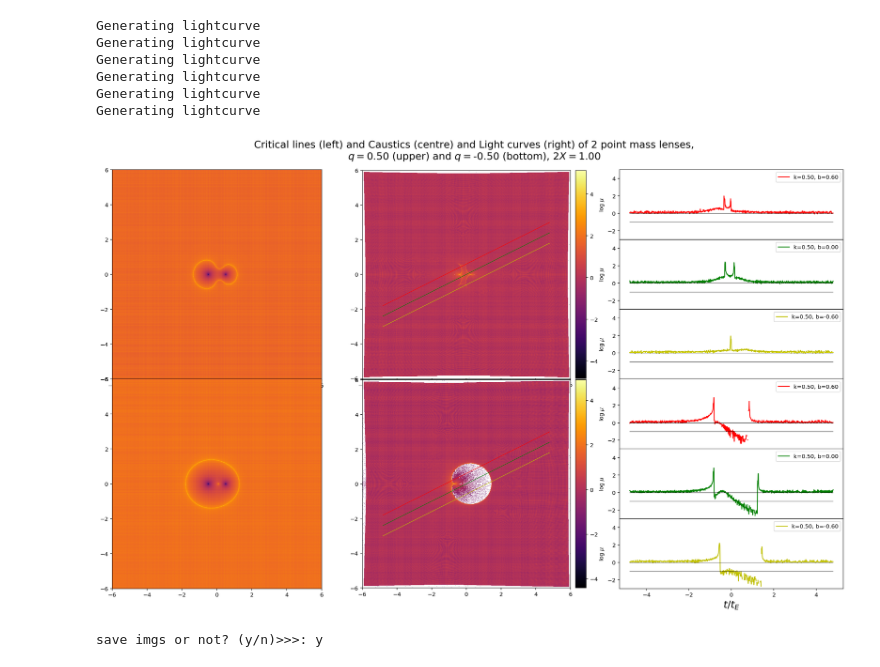
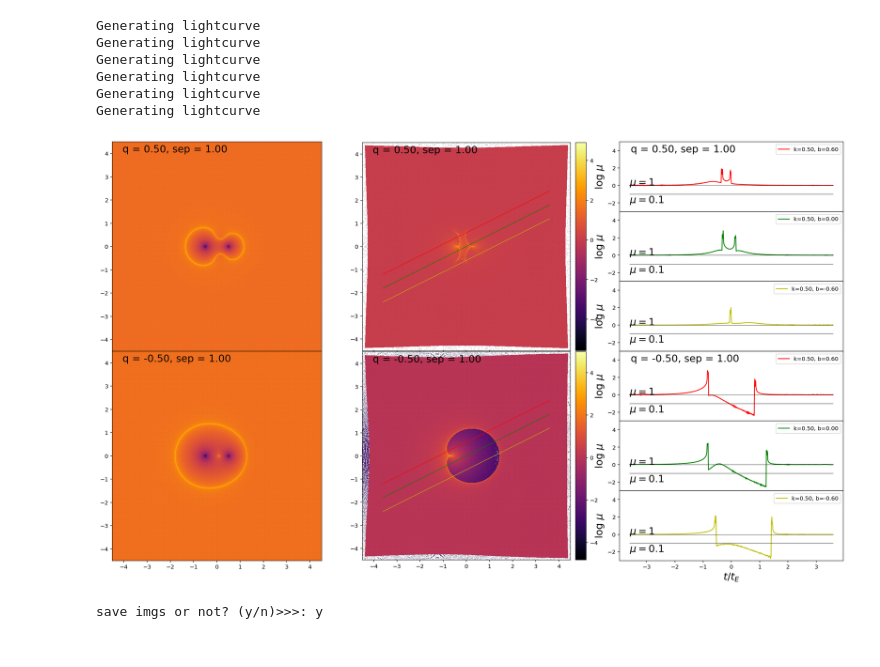
Before and after one commit to rkkuang/aeroastro, a Jupyter notebook: gravlen/critical_and_caustics/pys/checkpoints/test_2pm_negq191210.ipynb, the cells around one changed output. Cells and saved outputs as stored; diff of their text form; code cells hidden in the pictures.

```diff
--- a/gravlen/critical_and_caustics/pys/checkpoints/test_2pm_negq191210.ipynb
+++ b/gravlen/critical_and_caustics/pys/checkpoints/test_2pm_negq191210.ipynb
@@ -21,7 +21,7 @@ xylim = 4.5 # light ray range
 q = 0.5 # mass ratio
 posscale = 0.5 # position of point masses
 imgsz = 2048 # image size in pixel
-num = 3000 # ray num
+num = 10000 # ray num
 method = "slow"# fast(memory comsumming) and slow (save memory)
 xlim, ylim = (-xylim,xylim), (-xylim,xylim)
 stupstr = "{}pms_{}q_{}X_{}rays".format(2,q,posscale,num)
@@ -80,6 +80,10 @@ plt.subplot(grid[0:3,0])
 # plt.subplot(131)
 
 imgplaneim = plt.imshow(np.log10(imgplaneIMG), origin='lower',cmap=cmap, extent=[xlim[0],xlim[1],ylim[0],ylim[1]])
+anotext1 = r"q = {:.2f}, sep = {:.2f}".format(q,2*posscale)
+anotext2 = r"q = {:.2f}, sep = {:.2f}".format(-q,2*posscale)
+anoxy = (0.05, 0.95)
+plt.annotate(anotext1, xy=anoxy, xycoords='axes fraction', fontsize=fontsize)
 # plt.colorbar()
 # add_colorbar(imgplaneim)
 # title = "Critical lines of {} point masses, q={:.2f}, X = {:.2f}, (Log scale)".format(len(masses),q,posscale)
@@ -92,6 +96,7 @@ plt.subplot(grid[0:3,1])
 # cmap = plt.cm.get_cmap('viridis') # 'Paired', viridis, gist_ncar,
 srcplaneim = plt.imshow(np.log10(srcplaneIMG), origin='lower',cmap=cmap, extent=[xlim[0],xlim[1],ylim[0],ylim[1]])
 # plt.colorbar()
+plt.annotate(anotext1, xy=anoxy, xycoords='axes fraction', fontsize=fontsize)
 add_colorbar(srcplaneim)
 # title = "Caustics of {} point masses(blue/red - smaller/larger than 0),\n, q={:.2f}, X = {:.2f}, (Log scale)".format(len(masses),q,posscale)
 # for m, a, b in zip(masses , xs, ys):
@@ -120,10 +125,12 @@ for kb in KB:
 #     plt.tick_params(labelsize=fontsize)
     label = "k={:.2f}, b={:.2f}".format(kb[0],kb[1])
     axes[cnt].plot(x,np.log10(LC[kb]),color=COLLOR[cnt],label=label)
-    axes[cnt].plot([x[0],x[-1]],[0,0],linewidth=0.5,c="k")
-    axes[cnt].plot([x[0],x[-1]],[-1,-1],linewidth=0.5,c="k")
+    axes[cnt].plot([x[0],x[-1]],[0,0],c="k",linewidth=0.5)
+    axes[cnt].annotate(r"$\mu = 1$", xy=(x[0],0), fontsize=fontsize)
+    axes[cnt].plot([x[0],x[-1]],[-1,-1],c="k",linewidth=0.5)
+    axes[cnt].annotate(r"$\mu = 0.1$", xy=(x[0],-2), fontsize=fontsize)
     axes[cnt].set_ylim([-3, 5])
-    axes[cnt].set_ylabel(r"$\log$ $\mu$")#
+    axes[cnt].set_ylabel(r"$\log$ $\mu$",fontsize=fontsize)#
 
 #     axes[cnt].plot(x,(LC[kb]),color=COLLOR[cnt],label=label)
 #     axes[cnt].plot([x[0],x[-1]],[1,1],linewidth=0.5)
@@ -135,7 +142,9 @@ for kb in KB:
 #     axes[cnt].set_xlabel(r"$t/t_E$",fontsize = fontsize)
 
     if cnt == 0:
-        pass
+        plt.annotate(anotext1, xy=(0.05,0.85), xycoords='axes fraction', fontsize=fontsize)
+#         pass
+
 #         title = r"Light Curve of a source star with radius {:.2f} $R_E$".format(sourcesizeR_E)+"\n"+r"2 point mass ratio: $q =$ {:.2f}, separation: $2X =$ {:.2f}".format(q,2*posscale)
 #         plt.title(title,fontsize=fontsize)
 
@@ -147,6 +156,7 @@ plt.subplot(grid[3:6,0])
 # plt.subplot(131)
 # cmap = plt.cm.get_cmap('viridis')
 imgplaneim = plt.imshow(np.log10(imgplaneIMG2), origin='lower',cmap=cmap, extent=[xlim[0],xlim[1],ylim[0],ylim[1]])
+plt.annotate(anotext2, xy=anoxy, xycoords='axes fraction', fontsize=fontsize)
 # plt.colorbar()
 # add_colorbar(imgplaneim)
 # title = "Critical lines of {} point masses, q={:.2f}, X = {:.2f}, (Log scale)".format(len(masses),q,posscale)
@@ -158,6 +168,7 @@ plt.subplot(grid[3:6,1])
 # plt.subplot(132)
 # cmap = plt.cm.get_cmap('viridis') # 'Paired', viridis, gist_ncar,
 srcplaneim = plt.imshow(np.log10(srcplaneIMG2), origin='lower',cmap=cmap, extent=[xlim[0],xlim[1],ylim[0],ylim[1]])
+plt.annotate(anotext2, xy=anoxy, xycoords='axes fraction', fontsize=fontsize)
 # plt.colorbar()
 add_colorbar(srcplaneim)
 # title = "Caustics of {} point masses(blue/red - smaller/larger than 0),\n, q={:.2f}, X = {:.2f}, (Log scale)".format(len(masses),q,posscale)
@@ -185,38 +196,40 @@ cnt = len(KB)
 for kb in KB:
 #     axes[cnt] = plt.subplot(len(KB), 2, cnt*2+2) #int("42"+str(cnt*2+2))
     axes[cnt] = plt.subplot(grid[cnt,2])
 #     plt.tick_params(labelsize=fontsize)
     label = "k={:.2f}, b={:.2f}".format(kb[0],kb[1])
 
     axes[cnt].plot(x,np.log10(LC2[kb]),color=COLLOR[cnt%len(KB)],label=label)
     axes[cnt].plot([x[0],x[-1]],[0,0],c="k",linewidth=0.5)
+    axes[cnt].annotate(r"$\mu = 1$", xy=(x[0],0), fontsize=fontsize)
     axes[cnt].plot([x[0],x[-1]],[-1,-1],c="k",linewidth=0.5)
+    axes[cnt].annotate(r"$\mu = 0.1$", xy=(x[0],-2), fontsize=fontsize)
     axes[cnt].set_ylim([-3, 5])
-    axes[cnt].set_ylabel(r"$\log$ $\mu$")#
+    axes[cnt].set_ylabel(r"$\log$ $\mu$",fontsize=fontsize)#
 
 #     axes[cnt].plot(x,(LC[kb]),color=COLLOR[cnt],label=label)
 #     axes[cnt].plot([x[0],x[-1]],[1,1],linewidth=0.5)
 #     axes[cnt].set_ylim([-1, 10])
 #     axes[cnt].set_ylabel(r"$\mu$")#,fontsize = fontsize
 
 
     axes[cnt].legend()#prop=font1
 #     axes[cnt].set_xlabel(r"$t/t_E$",fontsize = fontsize)
 
-    if cnt == 0:
-        pass
+    if cnt == len(KB):
+        plt.annotate(anotext2, xy=(0.05,0.85), xycoords='axes fraction', fontsize=fontsize)
 #         pass
 #         title = r"Light Curve of a source star with radius {:.2f} $R_E$".format(sourcesizeR_E)+"\n"+r"2 point mass ratio: $q =$ {:.2f}, separation: $2X =$ {:.2f}".format(q,2*posscale)
 #         plt.title(title,fontsize=fontsize)
 
     cnt += 1
 axes[cnt-1].set_xlabel(r"$t/t_E$",fontsize = fontsize)
 # fig3.suptitle('Main title') # or plt.suptitle('Main title')
 title = "Critical lines (left) and Caustics (centre) and Light curves (right) of 2 point mass lenses,\n"+r"$q = ${:.2f} (upper) and $q = ${:.2f} (bottom), $2X = ${:.2f}".format(q, -q,2*posscale)
-plt.suptitle(title, size=18)
+# plt.suptitle(title, size=18)
 lightcurve_filename = "../resimgs/foranndy/lightcurve_{}_{}.png".format(timestr, stupstr)
 # %% [output]
-[figure, old version]
+[figure, new version]
 # %%
 if input("save imgs or not? (y/n)>>>: ")=="y":
 #     fig1.savefig(caustics_filename, format='png', bbox_inches='tight', dpi=300, pad_inches = 0)#, transparent=True
```
Also changed, not shown: 12 other files.
